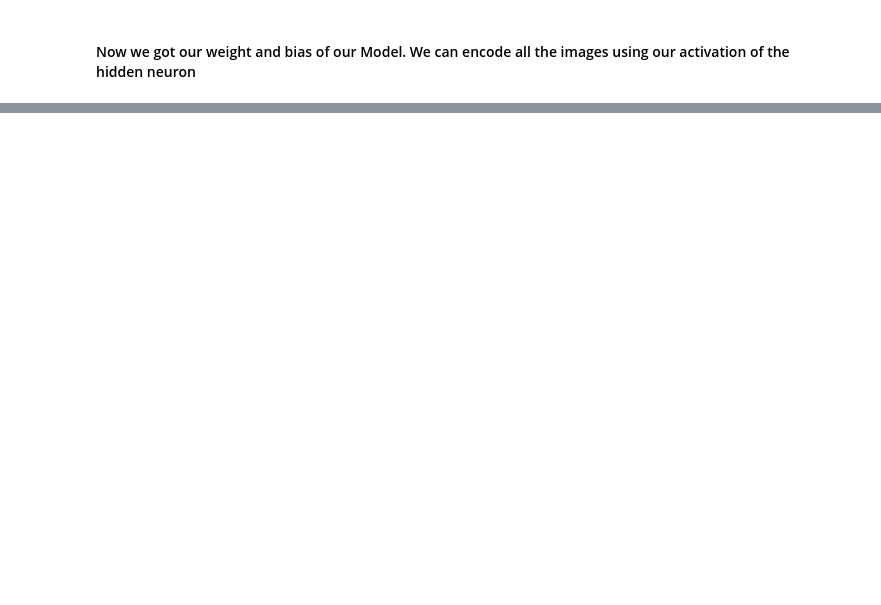
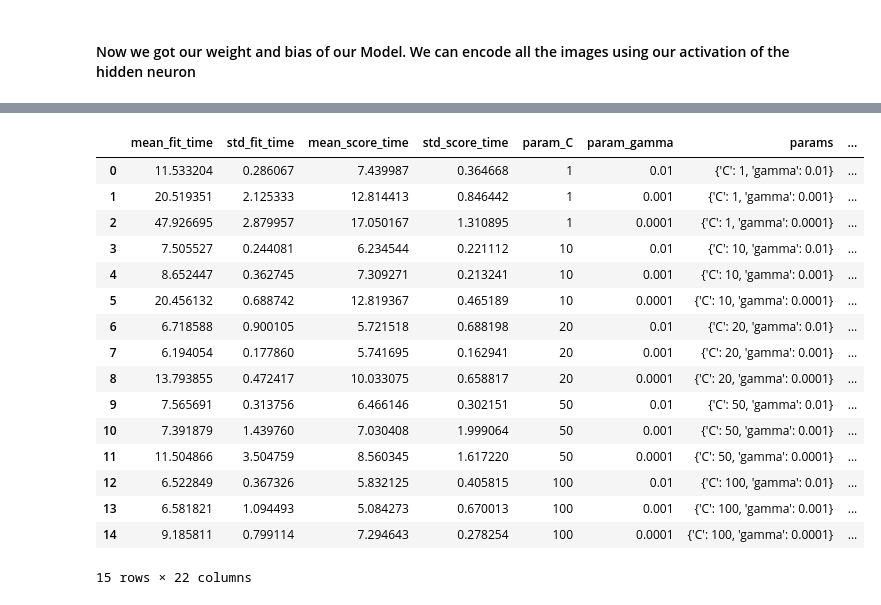
Before and after one commit to JoeKifle/ISPR-RBM-From-scratch-implementaion, a Jupyter notebook: telila.ipynb, the cells around one changed output, grey strips where cells are left out. Cells and saved outputs as stored; diff of their text form; code cells hidden in the pictures; blank space fills up the shorter version.

```diff
--- a/telila.ipynb
+++ b/telila.ipynb
@@ -152,0 +316,23 @@ def recontructingImages(mnistRbm, images):
+# %%
+# creating a KFold object with 5 splits
+folds = KFold(n_splits = 5, shuffle = True, random_state = 101)
+
+# specify range of hyperparameters
+# Set the parameters by cross-validation
+hyper_params = [ {'gamma': [0.01, 0.001,0.0001],
+                     'C': [1,10,20,50,100]}]
+
+
+# specify model
+model = SVC(kernel="rbf")
+
+# set up GridSearchCV()
+model_cv = GridSearchCV(estimator = model,
+                        param_grid = hyper_params,
+                        scoring= 'accuracy',
+                        cv = folds,
+                        verbose = 1,
+                        return_train_score=True,n_jobs = -1)
+
+# fit the model
+model_cv.fit(X_train, y_train)
@@ -152,0 +346,22 @@ def recontructingImages(mnistRbm, images):
+# %%
+# cv results
+cv_results = pd.DataFrame(model_cv.cv_results_)
+cv_results
+# %% [output]
+|  | mean_fit_time | std_fit_time | mean_score_time | std_score_time | param_C | param_gamma | params | ... |
+| 0 | 11.533204 | 0.286067 | 7.439987 | 0.364668 | 1 | 0.01 | {'C': 1, 'gamma': 0.01} | ... |
+| 1 | 20.519351 | 2.125333 | 12.814413 | 0.846442 | 1 | 0.001 | {'C': 1, 'gamma': 0.001} | ... |
+| 2 | 47.926695 | 2.879957 | 17.050167 | 1.310895 | 1 | 0.0001 | {'C': 1, 'gamma': 0.0001} | ... |
+| 3 | 7.505527 | 0.244081 | 6.234544 | 0.221112 | 10 | 0.01 | {'C': 10, 'gamma': 0.01} | ... |
+| 4 | 8.652447 | 0.362745 | 7.309271 | 0.213241 | 10 | 0.001 | {'C': 10, 'gamma': 0.001} | ... |
+| 5 | 20.456132 | 0.688742 | 12.819367 | 0.465189 | 10 | 0.0001 | {'C': 10, 'gamma': 0.0001} | ... |
+| 6 | 6.718588 | 0.900105 | 5.721518 | 0.688198 | 20 | 0.01 | {'C': 20, 'gamma': 0.01} | ... |
+| 7 | 6.194054 | 0.177860 | 5.741695 | 0.162941 | 20 | 0.001 | {'C': 20, 'gamma': 0.001} | ... |
+| 8 | 13.793855 | 0.472417 | 10.033075 | 0.658817 | 20 | 0.0001 | {'C': 20, 'gamma': 0.0001} | ... |
+| 9 | 7.565691 | 0.313756 | 6.466146 | 0.302151 | 50 | 0.01 | {'C': 50, 'gamma': 0.01} | ... |
+| 10 | 7.391879 | 1.439760 | 7.030408 | 1.999064 | 50 | 0.001 | {'C': 50, 'gamma': 0.001} | ... |
+| 11 | 11.504866 | 3.504759 | 8.560345 | 1.617220 | 50 | 0.0001 | {'C': 50, 'gamma': 0.0001} | ... |
+| 12 | 6.522849 | 0.367326 | 5.832125 | 0.405815 | 100 | 0.01 | {'C': 100, 'gamma': 0.01} | ... |
+| 13 | 6.581821 | 1.094493 | 5.084273 | 0.670013 | 100 | 0.001 | {'C': 100, 'gamma': 0.001} | ... |
+| 14 | 9.185811 | 0.799114 | 7.294643 | 0.278254 | 100 | 0.0001 | {'C': 100, 'gamma': 0.0001} | ... |
+15 rows × 22 columns
```
Also changed, not shown: parts of 28 cells of this notebook, 12 other files.
